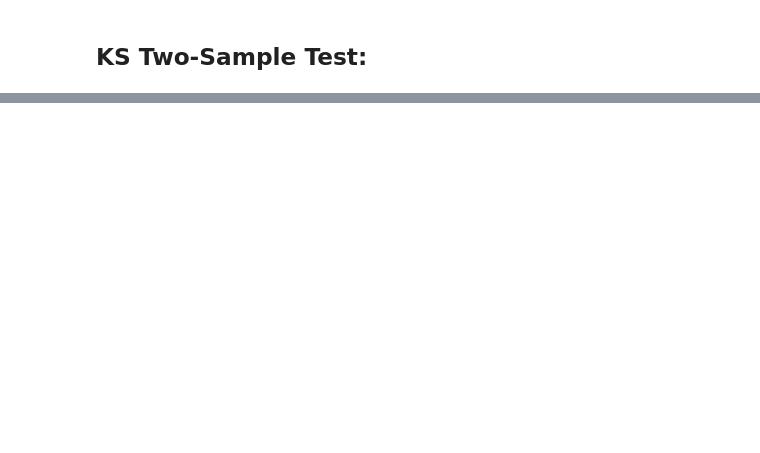
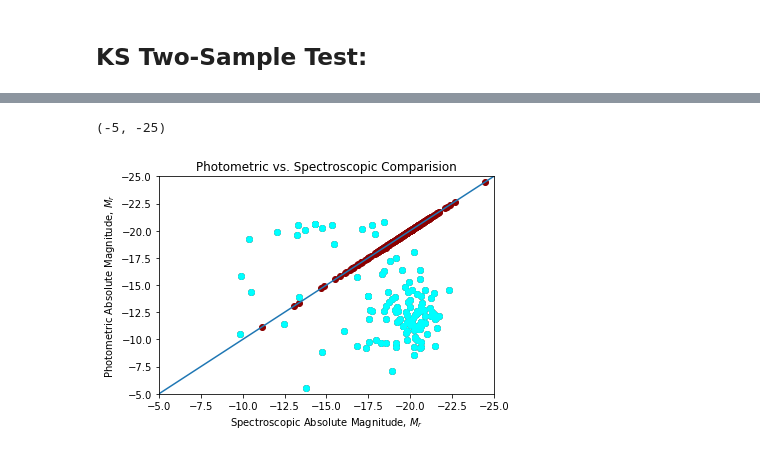
Before and after one commit to DESI-UR/SNe_Void_Properties, a Jupyter notebook: CURRENT_SNe_rates.ipynb, the cells around one changed output, grey strips where cells are left out. Saved outputs shown, nothing was run; the diff lists cells and outputs as text; code cells hidden in the pictures; blank space fills up the shorter version.

```diff
--- a/CURRENT_SNe_rates.ipynb
+++ b/CURRENT_SNe_rates.ipynb
@@ -700,0 +966,16 @@ KS Test for 18.5-20 Void/Wall:   Ks_2sampResult(statistic=0.13060428849902533, p
+# %%
+diff = scut_spec_table['abs_mag'] - scut_spec_table['OLD_abs_mag']
+diff_bool = abs(diff) > 0.25
+# %%
+x = [-25, -5]
+plt.scatter(scut_spec_table['abs_mag'], scut_spec_table['OLD_abs_mag'], color='darkred')
+plt.plot(x, x)
+plt.scatter(scut_spec_table[diff_bool]['abs_mag'], scut_spec_table[diff_bool]['OLD_abs_mag'], color='cyan')
+plt.title('Photometric vs. Spectroscopic Comparision')
+plt.xlabel('Spectroscopic Absolute Magnitude, $M_r$')
+plt.ylabel('Photometric Absolute Magnitude, $M_r$')
+plt.xlim(-5,-25)
+plt.ylim(-5,-25)
+# %% [output]
+(-5, -25)
+[figure, added]
```
Also changed, not shown: parts of 135 cells of this notebook.
